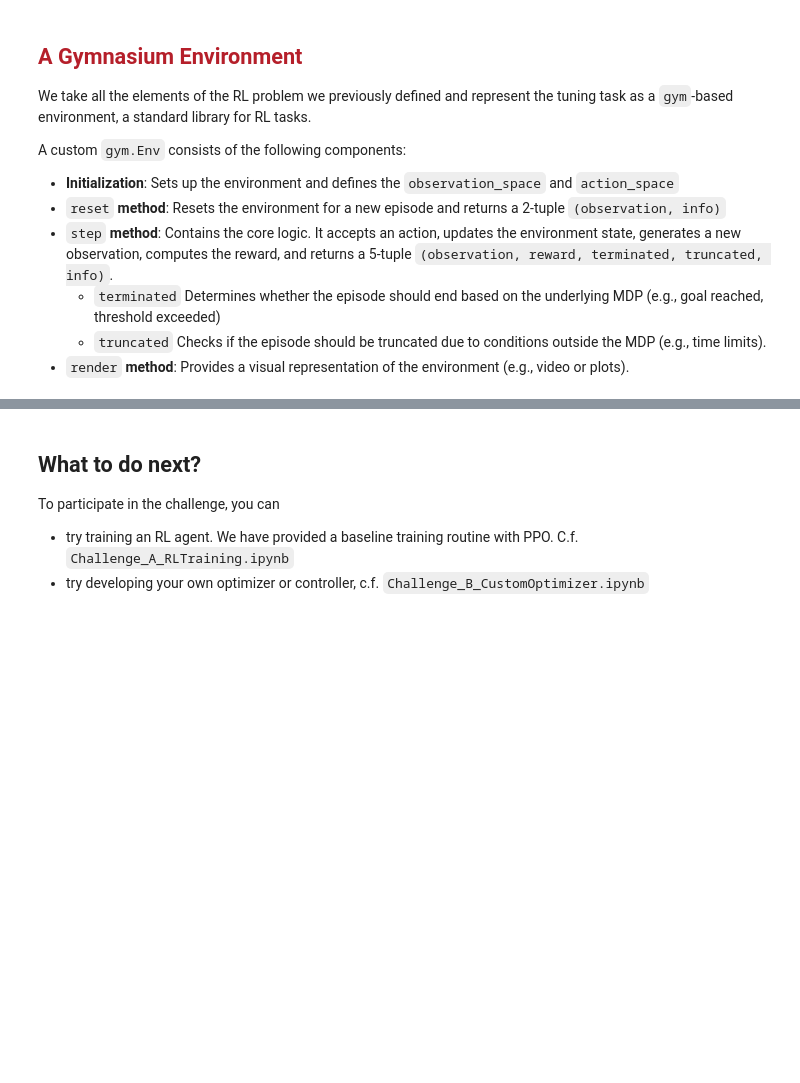
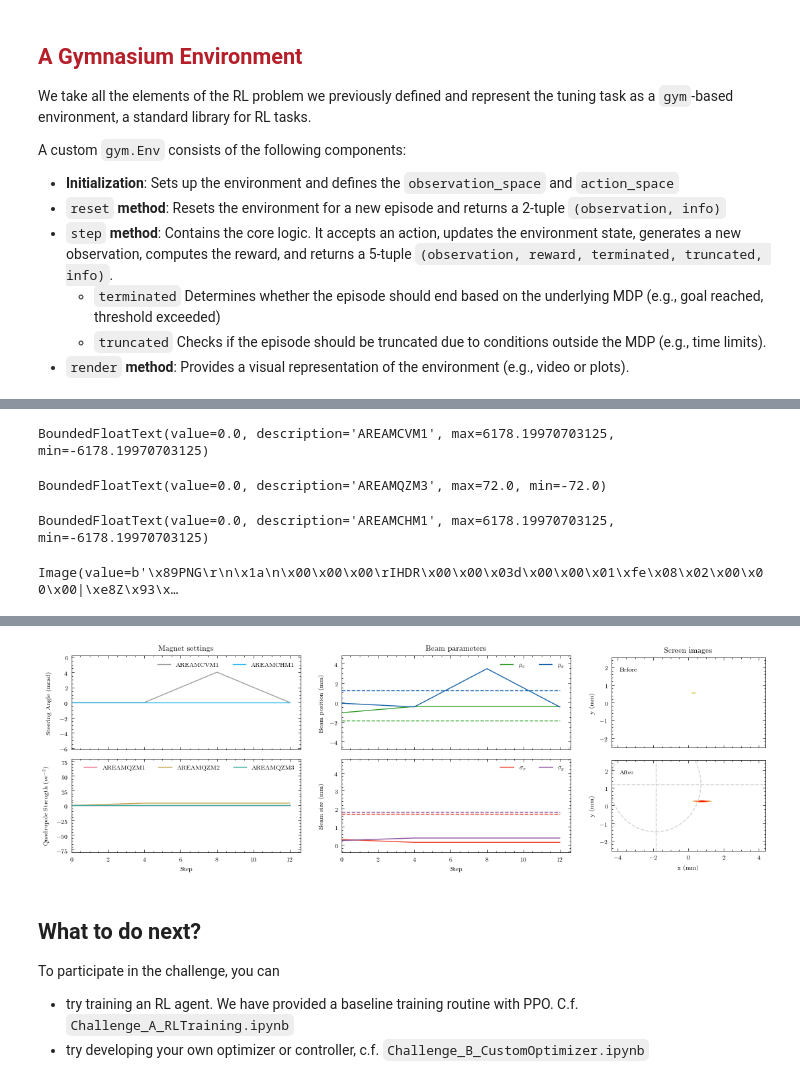
Before and after one commit to RL4AA/rl4aa25-challenge, a Jupyter notebook: Challenge_Introduction.ipynb, the cells around one changed output, grey strips where cells are left out. Saved outputs shown, nothing was run; the diff lists cells and outputs as text; code cells hidden in the pictures; blank space fills up the shorter version.

Commit message:
Include manual tuning part to the introduction

```diff
--- a/Challenge_Introduction.ipynb
+++ b/Challenge_Introduction.ipynb
@@ -235,2 +224,11 @@ Important APIs:
 
 TODO: Move manual_tuning notebook into here
+# %%
+env = ea.TransverseTuning(
+    backend="cheetah",
+    action_mode="direct",
+    magnet_init_mode=None,
+    render_mode="rgb_array",
+    backend_args={"generate_screen_images": True},
+)
+env = PlotEpisode(env, save_dir="plots", episode_trigger=lambda _: True)
@@ -236,0 +237,66 @@ TODO: Move manual_tuning notebook into here
+# %%
+observation, info = env.reset()
+
+magnet_names = info["magnet_names"]
+magnet_mins = env.observation_space["magnets"].low
+magnet_maxs = env.observation_space["magnets"].high
+current_magnet_settings = observation["magnets"]
+
+magnet_mins[2] = magnet_mins[2] * 1e3
+magnet_mins[4] = magnet_mins[4] * 1e3
+magnet_maxs[2] = magnet_maxs[2] * 1e3
+magnet_maxs[4] = magnet_maxs[4] * 1e3
+current_magnet_settings[2] = current_magnet_settings[2] * 1e3
+current_magnet_settings[4] = current_magnet_settings[4] * 1e3
+
+image = env.render()
+
+magnet_widgets = [
+    widgets.BoundedFloatText(
+        value=setting, description=name, min=min_limit, max=max_limit
+    )
+    for name, min_limit, max_limit, setting in zip(
+        magnet_names, magnet_mins, magnet_maxs, current_magnet_settings
+    )
+]
+for w in magnet_widgets:
+    w.observe(lambda _: update_screen_image(), names="value")
+
+done_button = widgets.Button(description="Done!")
+done_button.on_click(lambda _: on_done_button_clicked())
+
+bgr = cv2.cvtColor(image, cv2.COLOR_RGB2BGR)
+_, buffer = cv2.imencode(".png", bgr)
+screen_image_widget = widgets.Image(value=buffer, format="png", width=500, height=500)
+
+display(*magnet_widgets, screen_image_widget, done_button)
+
+
+def update_screen_image():
+    action = [widget.value for widget in magnet_widgets]
+    action[2] = action[2] * 1e-3
+    action[4] = action[4] * 1e-3
+    observation, _, _, _, _ = env.step(action)
+
+    for i, (w, setting) in enumerate(zip(magnet_widgets, observation["magnets"])):
+        if i == 2 or i == 4:
+            w.value = setting * 1e3
+        else:
+            w.value = setting
+
+    image = env.render()
+    bgr = cv2.cvtColor(image, cv2.COLOR_RGB2BGR)
+    _, buffer = cv2.imencode(".png", bgr)
+    screen_image_widget.value = buffer
+
+
+def on_done_button_clicked():
+    for w in magnet_widgets:
+        w.close()
+    screen_image_widget.close()
+    done_button.close()
+    # Show the iamge one last time
+    fig = env.generate_episode_plot()
+    plt.show()
+    env.close()
+# %% [output]
@@ -236,0 +305,4 @@ TODO: Move manual_tuning notebook into here
+BoundedFloatText(value=0.0, description='AREAMCVM1', max=6178.19970703125, min=-6178.19970703125)
+BoundedFloatText(value=0.0, description='AREAMQZM3', max=72.0, min=-72.0)
+BoundedFloatText(value=0.0, description='AREAMCHM1', max=6178.19970703125, min=-6178.19970703125)
+Image(value=b'\x89PNG\r\n\x1a\n\x00\x00\x00\rIHDR\x00\x00\x03d\x00\x00\x01\xfe\x08\x02\x00\x00\x00|\xe8Z\x93\x…
@@ -237,3 +310,4 @@ TODO: Move manual_tuning notebook into here
+[figure, added]
 # %% [markdown]
 <h2>What to do next?</h2>
 
```
Also changed, not shown: parts of 12 cells of this notebook, 2 other files.
